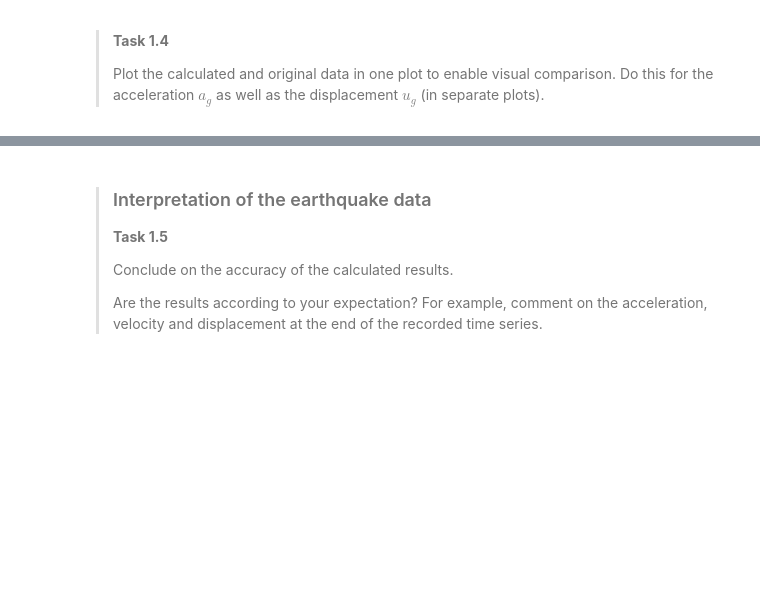
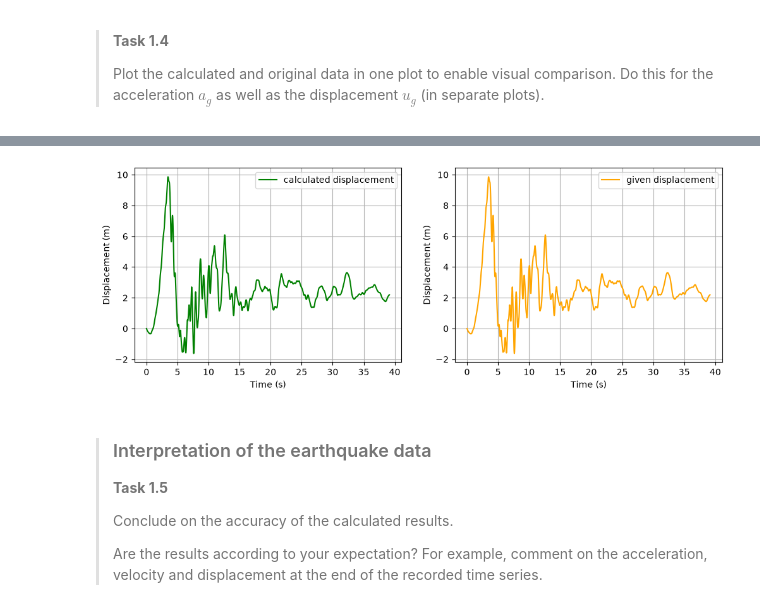
Before and after one commit to LeoLoze/MUDE-2026_GA1_2, a Jupyter notebook: GA_1_2/1Ddynamics.ipynb, the cells around one changed output, grey strips where cells are left out. Cells and saved outputs as stored; diff of their text form; code cells hidden in the pictures; blank space fills up the shorter version.

```diff
--- a/GA_1_2/1Ddynamics.ipynb
+++ b/GA_1_2/1Ddynamics.ipynb
@@ -137,0 +133,6 @@ array([-1.194, -1.18 , -1.177, ...,  0.401,  0.398,  0.393], shape=(7826,))
+# %%
+# Trapezoidal Rule to integrate ground displacement from given velocity
+ug_t = np.zeros(num)
+for i in range(num-1):
+    ug_t[i+1]=ug_t[i]+(vg[i+1]+vg[i])/2*dt
+print(ug_t)
@@ -165,3 +172,23 @@ plt.show()
+# %%
+# Plotting ground displacement
+
+plt.figure(figsize=(12, 4))
+plt.subplot(1, 2, 1)
+plt.plot(t, ug_t, label="calculated displacement", color="green")
+plt.xlabel("Time (s)")
+plt.ylabel("Displacement (m)")
+plt.legend()
+plt.grid(True)
+
+plt.subplot(1, 2, 2)
+plt.plot(t, ug, label="given displacement", color="orange")
+plt.xlabel("Time (s)")
+plt.ylabel("Displacement (m)")
+plt.legend()
+plt.grid(True)
+plt.show()
+# %% [output]
+[figure, added]
 # %% [markdown]
 >### Interpretation of the earthquake data
 >
```
Also changed, not shown: parts of 7 cells of this notebook.
